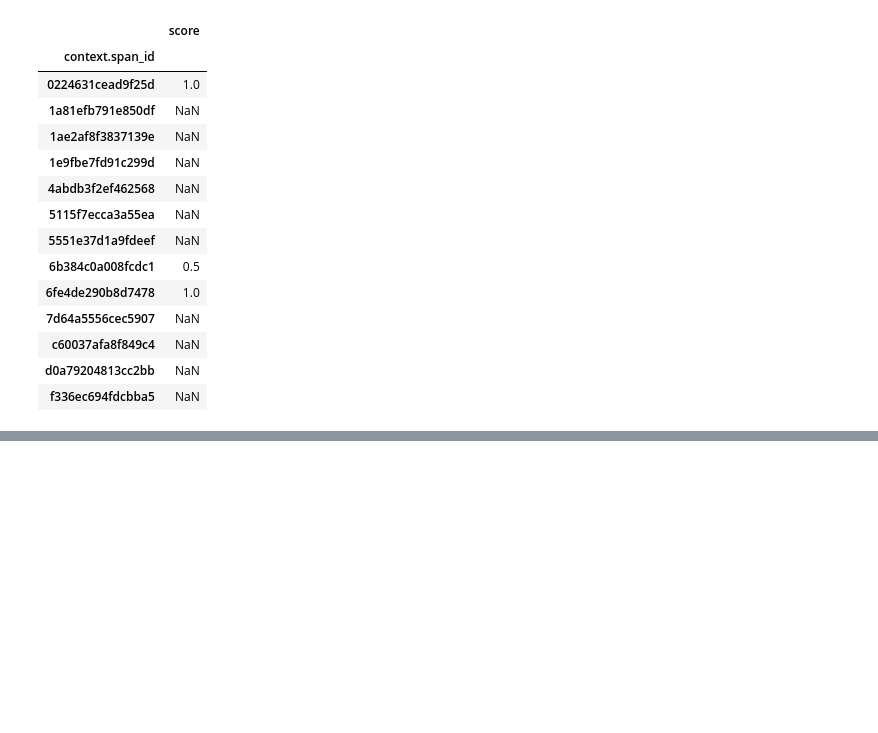
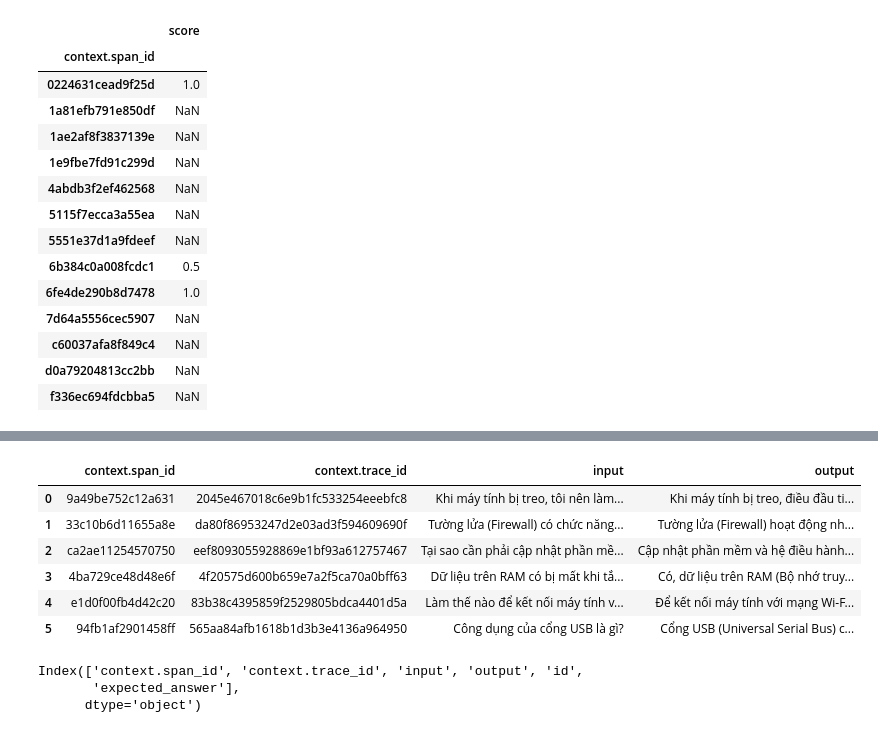
Before and after one commit to danghaido/LiteLLM, a Jupyter notebook: OHOHO.ipynb, the cells around one changed output, grey strips where cells are left out. Drawn from its saved outputs; the diff is of its cells as text; code cells hidden in the pictures; blank space fills up the shorter version.

```diff
--- a/OHOHO.ipynb
+++ b/OHOHO.ipynb
@@ -850,0 +879,38 @@ px.Client().log_evaluations(
+# %%
+query = (
+        SpanQuery()
+        .where("span_kind == 'CHAIN'")
+        .select(
+            "context.span_id",
+            "context.trace_id",
+            input="input.value",
+            output="output.value",
+        )
+    )
+
+df = client.query_spans(query, project_name="hugging-face")
+df = df.reset_index().rename(columns={"index": "context.span_id"})
+df
+# %% [output]
+|  | context.span_id | context.trace_id | input | output |
+| 0 | 9a49be752c12a631 | 2045e467018c6e9b1fc533254eeebfc8 | Khi máy tính bị treo, tôi nên làm... | Khi máy tính bị treo, điều đầu ti... |
+| 1 | 33c10b6d11655a8e | da80f86953247d2e03ad3f594609690f | Tường lửa (Firewall) có chức năng... | Tường lửa (Firewall) hoạt động nh... |
+| 2 | ca2ae11254570750 | eef8093055928869e1bf93a612757467 | Tại sao cần phải cập nhật phần mề... | Cập nhật phần mềm và hệ điều hành... |
+| 3 | 4ba729ce48d48e6f | 4f20575d600b659e7a2f5ca70a0bff63 | Dữ liệu trên RAM có bị mất khi tắ... | Có, dữ liệu trên RAM (Bộ nhớ truy... |
+| 4 | e1d0f00fb4d42c20 | 83b38c4395859f2529805bdca4401d5a | Làm thế nào để kết nối máy tính v... | Để kết nối máy tính với mạng Wi-F... |
+| 5 | 94fb1af2901458ff | 565aa84afb1618b1d3b3e4136a964950 | Công dụng của cổng USB là gì? | Cổng USB (Universal Serial Bus) c... |
+# %%
+merged_df = pd.merge(
+    df,
+    df1,
+    on="input",
+    how="left",
+    suffixes=("_left", "_right"),
+)
+merged_df.index = df.index
+merged_df.index.name = df.index.name
+merged_df.columns
+# %% [output]
+Index(['context.span_id', 'context.trace_id', 'input', 'output', 'id',
+       'expected_answer'],
+      dtype='object')
```
Also changed, not shown: parts of 1 cell of this notebook, 11 other files.
